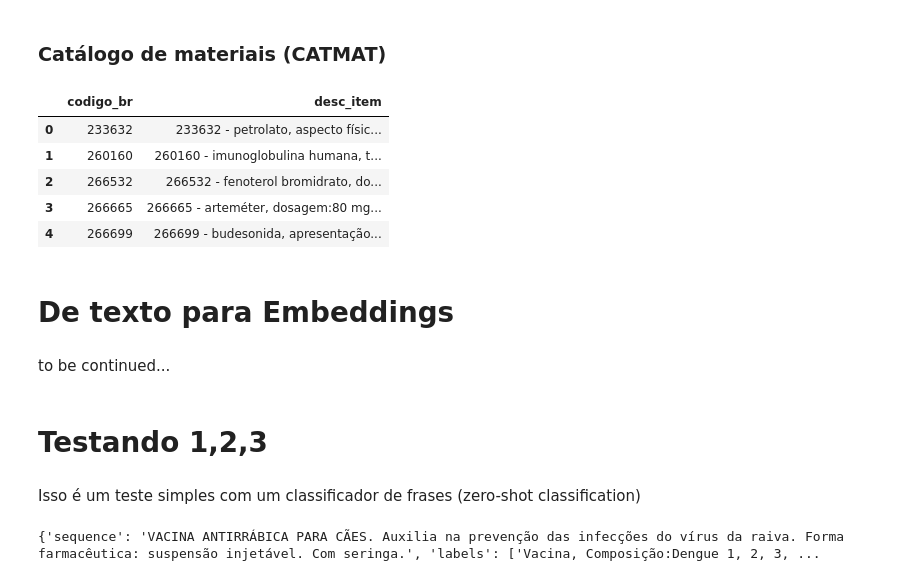
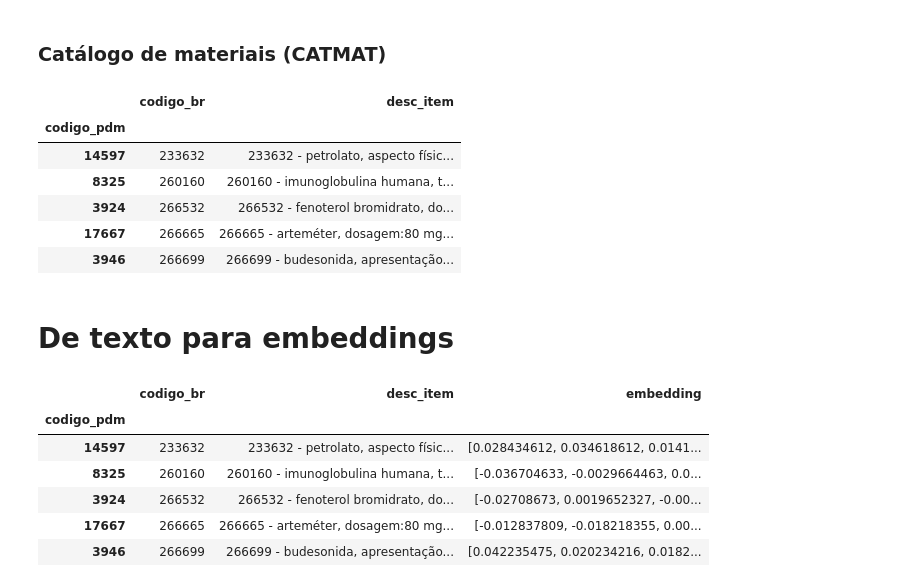
Before and after one commit to Transparencia-Brasil/cesta-de-precos-pncp, a Jupyter notebook: tasks/experimento-LLM/src/identifica-medicamentos.ipynb, the cells around one changed output. Saved outputs shown, nothing was run; the diff lists cells and outputs as text; code cells hidden in the pictures.

Commit message:
Gera embeddings para as descrições de medicamentos e calcula similaridades com o CATMAT

```diff
--- a/tasks/experimento-LLM/src/identifica-medicamentos.ipynb
+++ b/tasks/experimento-LLM/src/identifica-medicamentos.ipynb
@@ -64,21 +65,25 @@ medicamentos_df.head(5)
 ### Catálogo de materiais (CATMAT)
 # %%
 # Seleciona colunas úteis
-catmat_df = catmat_df[['codigo_br', 'desc_item']].copy()
+catmat_df = catmat_df[['codigo_pdm', 'codigo_br', 'desc_item']].copy()
 
 # Deixa a descricao em minusculo
 catmat_df['desc_item'] = catmat_df['desc_item'].astype(str).str.lower()
 
+# Define o código BR como índice
+catmat_df.set_index('codigo_pdm', inplace=True)
+
 catmat_df.head(5)
 # %% [output]
 |  | codigo_br | desc_item |
-| 0 | 233632 | 233632 - petrolato, aspecto físic... |
-| 1 | 260160 | 260160 - imunoglobulina humana, t... |
-| 2 | 266532 | 266532 - fenoterol bromidrato, do... |
-| 3 | 266665 | 266665 - arteméter, dosagem:80 mg... |
-| 4 | 266699 | 266699 - budesonida, apresentação... |
+| codigo_pdm |  |  |
+| 14597 | 233632 | 233632 - petrolato, aspecto físic... |
+| 8325 | 260160 | 260160 - imunoglobulina humana, t... |
+| 3924 | 266532 | 266532 - fenoterol bromidrato, do... |
+| 17667 | 266665 | 266665 - arteméter, dosagem:80 mg... |
+| 3946 | 266699 | 266699 - budesonida, apresentação... |
 # %% [markdown]
-# De texto para Embeddings
+# De texto para embeddings
 # %%
 # Carrega o modelo
 # Mais informações em: https://huggingface.co/Snowflake/snowflake-arctic-embed-l-v2.0
@@ -98,6 +103,0 @@ scores = model.similarity(consultas, documentos)
-# %% [markdown]
-to be continued...
-# %% [markdown]
-# Testando 1,2,3
-# %% [markdown]
-Isso é um teste simples com um classificador de frases (zero-shot classification)
@@ -106,11 +103,0 @@ classifier = pipeline("zero-shot-classification", model="MoritzLaurer/mDeBERTa-v
-# %%
-sequence_to_classify = "VACINA ANTIRRÁBICA PARA CÃES. Auxilia na prevenção das infecções do vírus da raiva. Forma farmacêutica: suspensão injetável. Com seringa."
-candidate_labels = [
-    "Vacina, Composição:Raiva (Cultivado Em Células Vero), Tipo:Inativada, Forma Farmaceutica:Pó Liófilo P/ Injetável + Diluente",
-    "Vacina, Composição:Meningocócica B, Tipo:Recombinante, Forma Farmaceutica:Suspensão Injetável",
-    "Vacina, Composição:Dengue 1, 2, 3, 4, Tipo:Atenuada, Forma Farmaceutica:Injetável",
-    "Dipirona Sódica, Dosagem:500 MG"]
-output = classifier(sequence_to_classify, candidate_labels, multi_label=False)
-print(output)
-# %% [output]
-{'sequence': 'VACINA ANTIRRÁBICA PARA CÃES. Auxilia na prevenção das infecções do vírus da raiva. Forma farmacêutica: suspensão injetável. Com seringa.', 'labels': ['Vacina, Composição:Dengue 1, 2, 3, ...
@@ -116,0 +146,10 @@ print(output)
+# %%
+catmat_df.head()
+# %% [output]
+|  | codigo_br | desc_item | embedding |
+| codigo_pdm |  |  |  |
+| 14597 | 233632 | 233632 - petrolato, aspecto físic... | [0.028434612, 0.034618612, 0.0141... |
+| 8325 | 260160 | 260160 - imunoglobulina humana, t... | [-0.036704633, -0.0029664463, 0.0... |
+| 3924 | 266532 | 266532 - fenoterol bromidrato, do... | [-0.02708673, 0.0019652327, -0.00... |
+| 17667 | 266665 | 266665 - arteméter, dosagem:80 mg... | [-0.012837809, -0.018218355, 0.00... |
+| 3946 | 266699 | 266699 - budesonida, apresentação... | [0.042235475, 0.020234216, 0.0182... |
```
Also changed, not shown: parts of 14 cells of this notebook, 2 other files.
